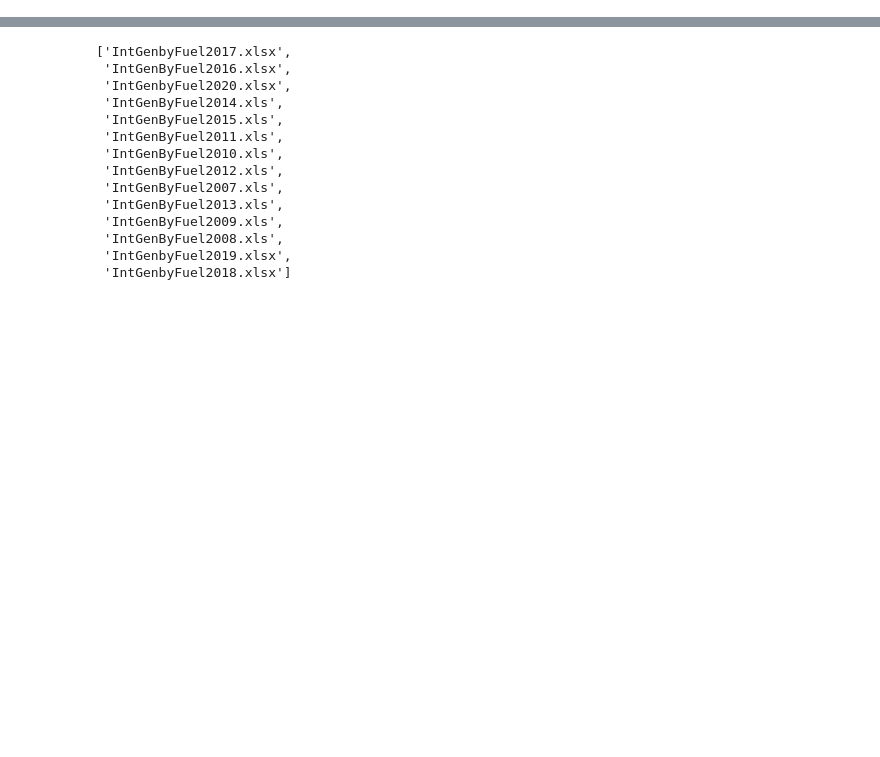
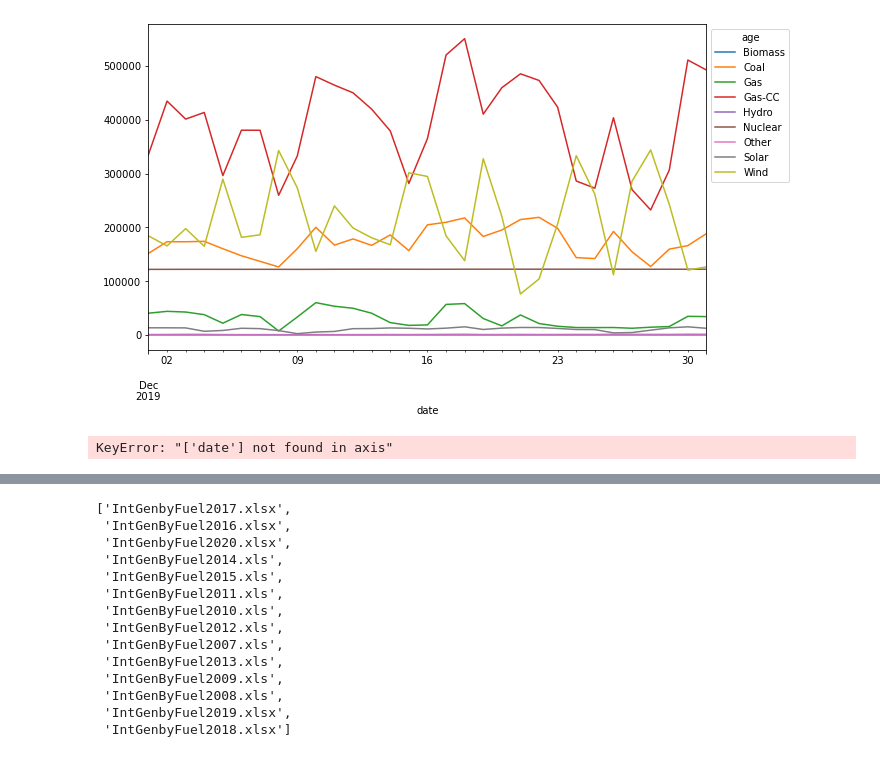
Before and after one commit to akr2293/Texas-Electricity-Forecasting, a Jupyter notebook: notebooks/01_cleaning.ipynb, the cells around one changed output, grey strips where cells are left out. Drawn from its saved outputs; the diff is of its cells as text; code cells hidden in the pictures; blank space fills up the shorter version.

```diff
--- a/notebooks/01_cleaning.ipynb
+++ b/notebooks/01_cleaning.ipynb
@@ -28,0 +15,2 @@ df['Dec15']
+# %%
+df_dec = df_dec[['Date', 'Fuel', 'Total']]
@@ -28,0 +26,7 @@ df['Dec15']
+# %%
+# https://stackoverflow.com/questions/66792082/pandas-python-how-to-transpose-duplicate-rows-to-columns-and-preserve-order
+order = df_dec['Date'].unique()
+df_dec = df_dec.set_index([df_dec.groupby('Fuel').cumcount(), 'Fuel'])['Total'].unstack()
+# %%
+# https://datascience.stackexchange.com/questions/48335/how-to-add-date-column-in-python-pandas-dataframe
+df_dec['date'] = pd.date_range(start='2019-12-01', periods=len(df_dec), freq='D')
@@ -28,0 +42,2 @@ df['Dec15']
+# %%
+df_dec = df_dec.set_index('date')
@@ -29,3 +65,11 @@ df['Dec15']
 # %%
 pd.set_option('display.max_columns', None)
+# %%
+df_dec.plot(figsize=(10,6)).legend(title='age', bbox_to_anchor=(1, 1));
+# %% [output]
+[figure, added]
+# %%
+df_dec.drop(columns='date').plot(kind='area', stacked=True)
+# %% [output]
+KeyError: "['date'] not found in axis"
 # %%
```
Also changed, not shown: parts of 20 cells of this notebook, 31 other files.
